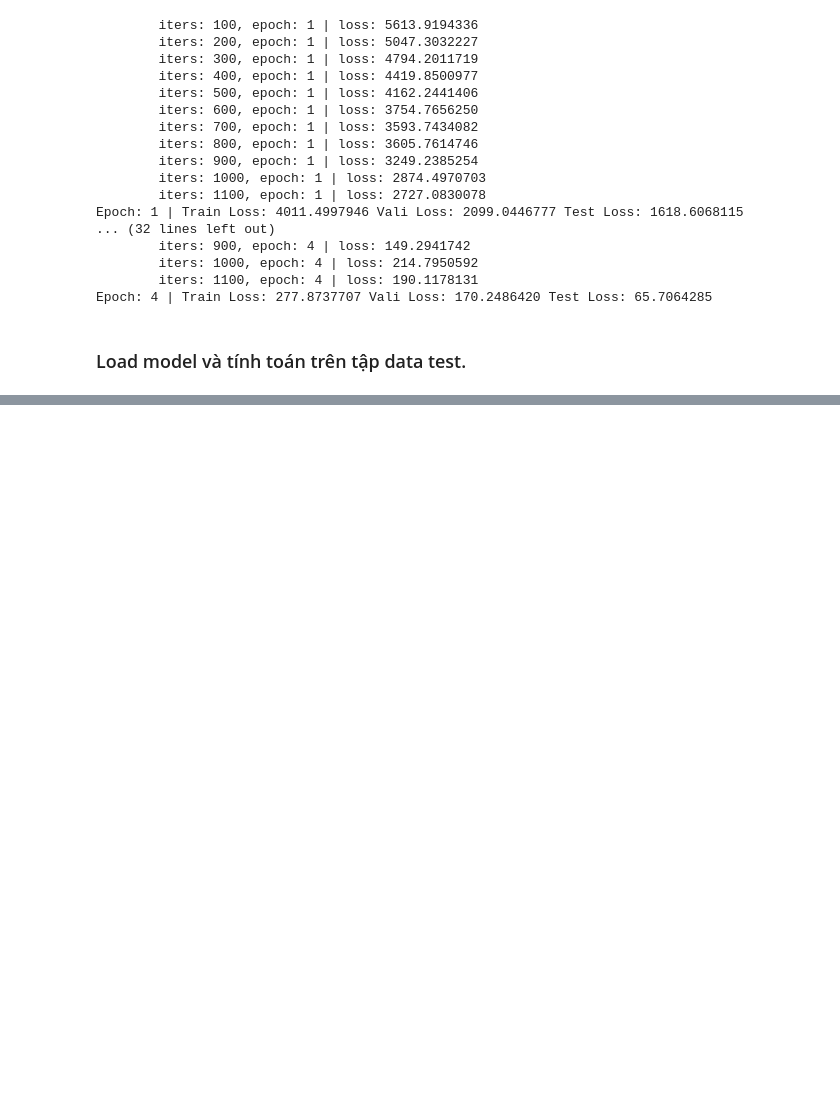
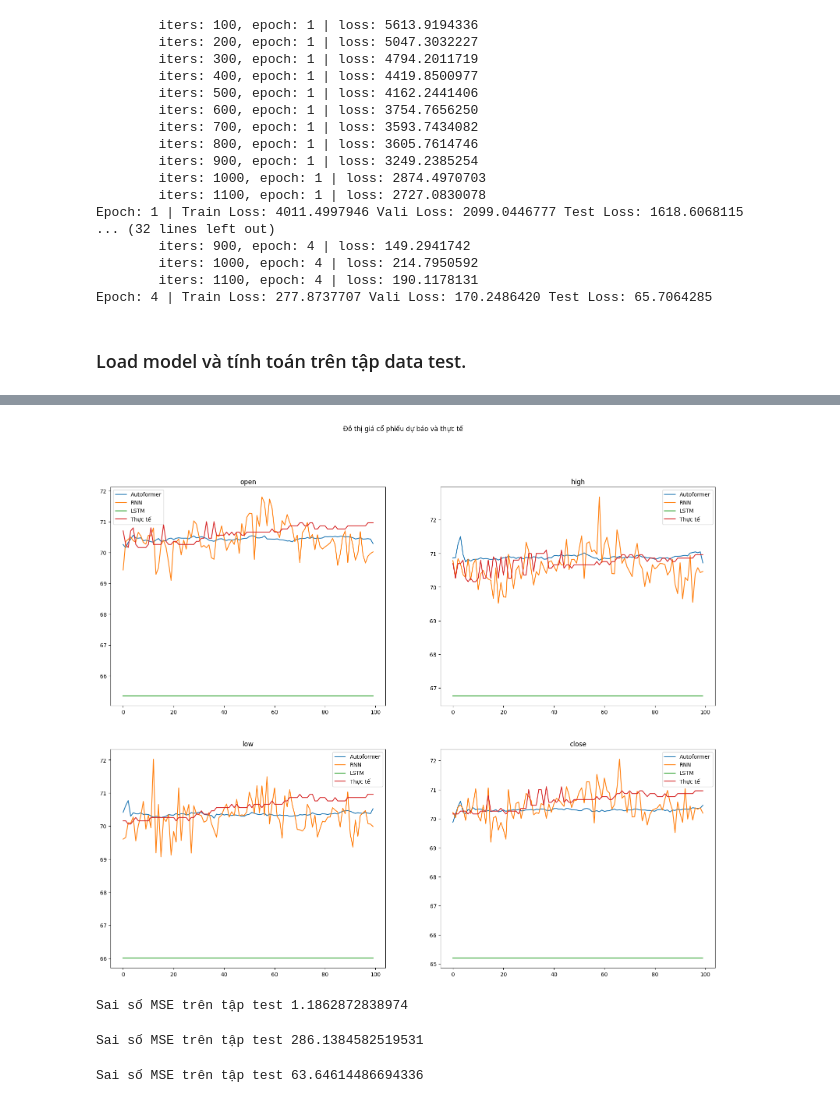
Before and after one commit to taduyhai3k/forecast_stock_price, a Jupyter notebook: main.ipynb, the cells around one changed output, grey strips where cells are left out. Cells and saved outputs as stored; diff of their text form; code cells hidden in the pictures; blank space fills up the shorter version.

```diff
--- a/main.ipynb
+++ b/main.ipynb
@@ -782,0 +856,35 @@ a
+# %%
+x = data_test1.dataset[18100]
+y = data_test2.dataset[18100]
+with torch.no_grad():
+    pred1 = model1(x[0].unsqueeze(0),x[2].unsqueeze(0), x[1].unsqueeze(0), x[3].unsqueeze(0)).squeeze(0)
+    #pred1 = pred1[1:, :] - pred1[:-1,:]
+    pred2 = model2(y[0].unsqueeze(0)).squeeze(0)
+    #pred2 = pred2[1:, :] - pred2[:-1,:]
+    pred3 = model3(y[0].unsqueeze(0)).squeeze(0)
+    #pred3 = pred3[1:, :] - pred3[:-1,:]
+true = x[1][-100:, : ] #-  x[1][-99:, : ]
+plot(pred1, pred2, pred3, true)
+# %% [output]
+[figure, added]
+# %%
+data_test1 = DataLoader(MyData(size = [100, 50, 100], path='data/VIC.csv', flag = 'test'), batch_size= 64)
+model1 = Model(config)
+model1.load_state_dict(torch.load('Auto_VIC.pth'))
+print(f"Sai số MSE trên tập test {valid(model1, data_test1, nn.MSELoss())}")
+# %% [output]
+Sai số MSE trên tập test 1.1862872838974
+# %%
+data_test2 = DataLoader(MyData(size = [100, 1, 100], path='data/VIC.csv', flag = 'test', col_input=[2,3,4,5]), batch_size= 64)
+model2 = MyRNN(4, 20, 3)
+model2.load_state_dict(torch.load('RNN_VIC.pth'))
+print(f"Sai số MSE trên tập test {valid_RNN(model2, data_test2, nn.MSELoss())}")
+# %% [output]
+Sai số MSE trên tập test 286.1384582519531
+# %%
+data_test2 = DataLoader(MyData(size = [100, 1, 100], path='data/VIC.csv', flag = 'test', col_input=[2,3,4,5]), batch_size= 64)
+model3 = MyLSTM(4, 20, 3)
+model3.load_state_dict(torch.load('LSTM_VIC.pth'))
+print(f"Sai số MSE trên tập test {valid_RNN(model3, data_test2, nn.MSELoss())}")
+# %% [output]
+Sai số MSE trên tập test 63.64614486694336
```
Also changed, not shown: parts of 21 cells of this notebook.
